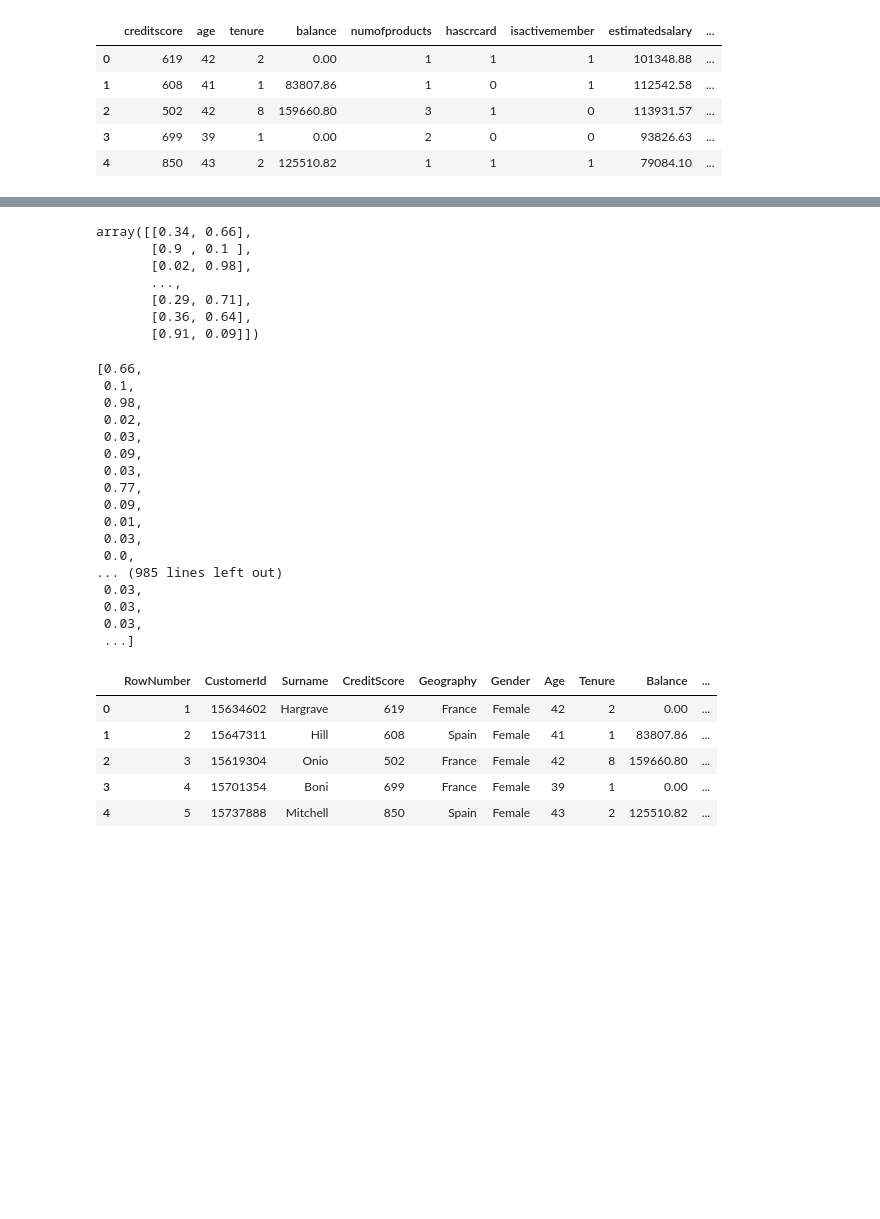
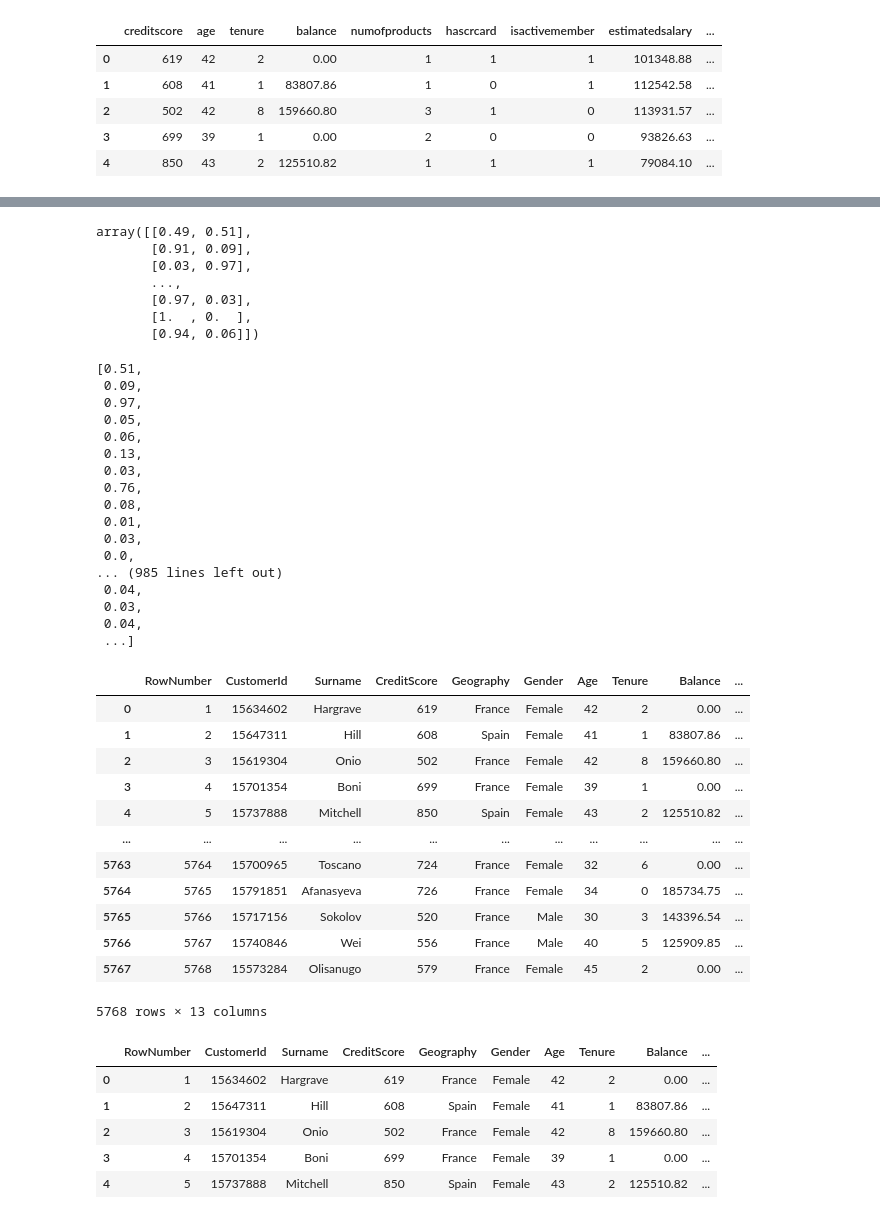
Before and after one commit to MattithyahuData/P2-Bank-churn-prediction, a Jupyter notebook: Code/P2_Vis_prep.ipynb, the cells around one changed output, grey strips where cells are left out. Cells and saved outputs as stored; diff of their text form; code cells hidden in the pictures; blank space fills up the shorter version.

```diff
--- a/Code/P2_Vis_prep.ipynb
+++ b/Code/P2_Vis_prep.ipynb
@@ -22,6 +22,9 @@ data = pd.read_csv('../Data/Churn_Modelling.csv')
 
 data1 = pd.read_csv('../Data/Churn_Modelling.csv')
 data1.drop(labels=['Exited'], axis=1, inplace=True)
+# %%
+data = data.head(5768)
+data1 = data1.head(5768)
 # %%
 # (SQL standard) Formatting column headers by removing potential capital letters and spaces in column headers
 data.columns = data.columns.str.lower()
@@ -64,13 +67,13 @@ pred_prob_rf = model.predict_proba(data.values)
 # Viewing the probabiliy of each target value
 pred_prob_rf
 # %% [output]
-array([[0.34, 0.66],
-       [0.9 , 0.1 ],
-       [0.02, 0.98],
+array([[0.49, 0.51],
+       [0.91, 0.09],
+       [0.03, 0.97],
        ...,
-       [0.29, 0.71],
-       [0.36, 0.64],
-       [0.91, 0.09]])
+       [0.97, 0.03],
+       [1.  , 0.  ],
+       [0.94, 0.06]])
 # %%
 # Function getting the 1st column for the churn predictions.
 def column(matrix, i):
@@ -78,23 +81,41 @@ def column(matrix, i):
 
 column(pred_prob_rf, 1)
 # %% [output]
-[0.66,
- 0.1,
- 0.98,
- 0.02,
+[0.51,
+ 0.09,
+ 0.97,
+ 0.05,
+ 0.06,
+ 0.13,
  0.03,
- 0.09,
- 0.03,
- 0.77,
- 0.09,
+ 0.76,
+ 0.08,
  0.01,
  0.03,
  0.0,
 ... (985 lines left out)
+ 0.04,
  0.03,
- 0.03,
- 0.03,
+ 0.04,
  ...]
+# %%
+data_deploy = data1.head(5789)
+# %%
+data_deploy
+# %% [output]
+|  | RowNumber | CustomerId | Surname | CreditScore | Geography | Gender | Age | Tenure | Balance | ... |
+| 0 | 1 | 15634602 | Hargrave | 619 | France | Female | 42 | 2 | 0.00 | ... |
+| 1 | 2 | 15647311 | Hill | 608 | Spain | Female | 41 | 1 | 83807.86 | ... |
+| 2 | 3 | 15619304 | Onio | 502 | France | Female | 42 | 8 | 159660.80 | ... |
+| 3 | 4 | 15701354 | Boni | 699 | France | Female | 39 | 1 | 0.00 | ... |
+| 4 | 5 | 15737888 | Mitchell | 850 | Spain | Female | 43 | 2 | 125510.82 | ... |
+| ... | ... | ... | ... | ... | ... | ... | ... | ... | ... | ... |
+| 5763 | 5764 | 15700965 | Toscano | 724 | France | Female | 32 | 6 | 0.00 | ... |
+| 5764 | 5765 | 15791851 | Afanasyeva | 726 | France | Female | 34 | 0 | 185734.75 | ... |
+| 5765 | 5766 | 15717156 | Sokolov | 520 | France | Male | 30 | 3 | 143396.54 | ... |
+| 5766 | 5767 | 15740846 | Wei | 556 | France | Male | 40 | 5 | 125909.85 | ... |
+| 5767 | 5768 | 15573284 | Olisanugo | 579 | France | Female | 45 | 2 | 0.00 | ... |
+5768 rows × 13 columns
 # %%
 # Adding prediction columns for PowerBI deployment
 data_deploy = data1.copy()
```
Also changed, not shown: parts of 4 cells of this notebook, 6 other files.
